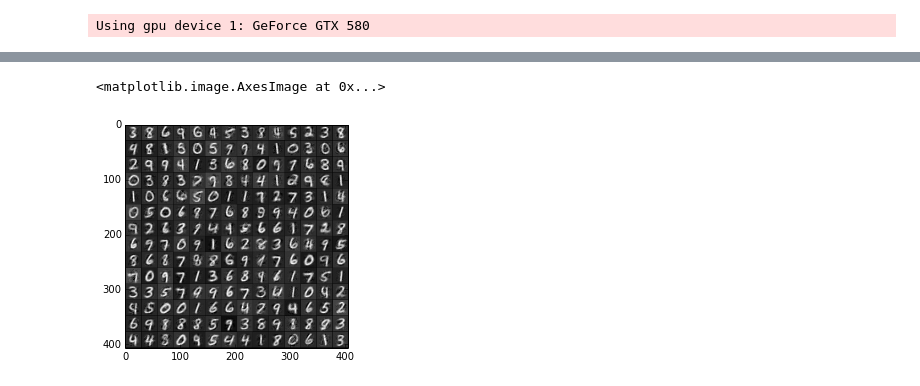
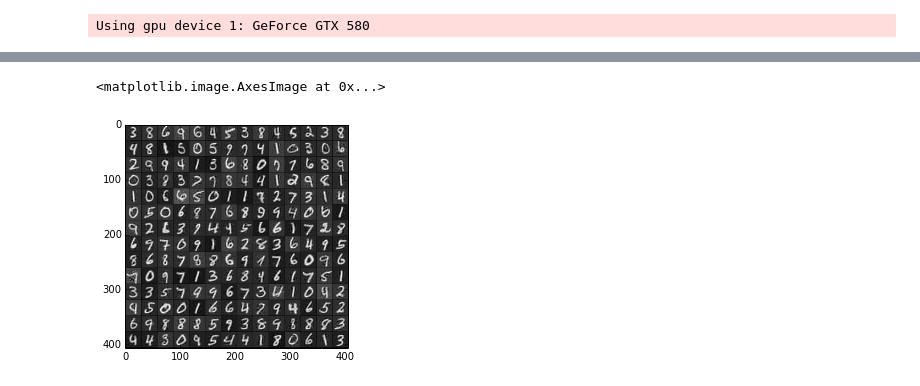
Before and after one commit to osdf/utils, a Jupyter notebook: notebooks/LISTA|CoD-MNIST.ipynb, the cells around one changed output, grey strips where cells are left out. Cells and saved outputs as stored; diff of their text form; code cells hidden in the pictures.

```diff
--- a/notebooks/LISTA|CoD-MNIST.ipynb
+++ b/notebooks/LISTA|CoD-MNIST.ipynb
@@ -25,8 +25,11 @@ from osdfutils import misc
 mnist_f = gzip.open("mnist.pkl.gz",'rb')
 train_set, valid_set, test_set = cPickle.load(mnist_f)
 data = train_set[0]
+dm = data.mean(axis=0)
+# normalize
+data = data - dm
 trgts = train_set[1]
-valid = valid_set[0]
+valid = (valid_set[0] - dm)
 mnist_f.close()
 # %%
 %load_ext autoreload
@@ -120,10 +128,10 @@ img.fromarray(im).save('D.png')
 # %%
 # show me the money
 reconstructor = theano.function([x], rec, allow_input_downcast=True)
-recs = reconstructor(valid[:14*14])
+recs = (reconstructor(valid[:14*14])*dstd)+dm
 im = np.array(misc.visualize(recs, 28*28))
 plt.imshow(im, cmap=cm.gray)
 # %% [output]
 <matplotlib.image.AxesImage at 0x...>
-[figure, old version]
+[figure, new version]
 # %%
```
Also changed, not shown: parts of 22 cells of this notebook.
